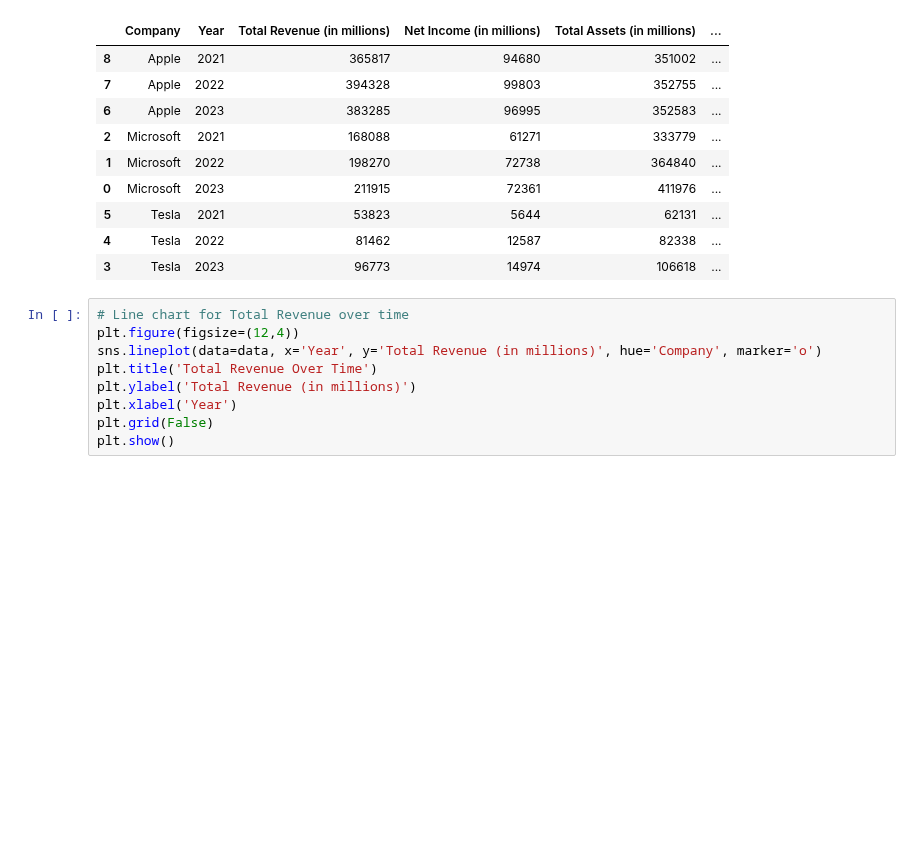
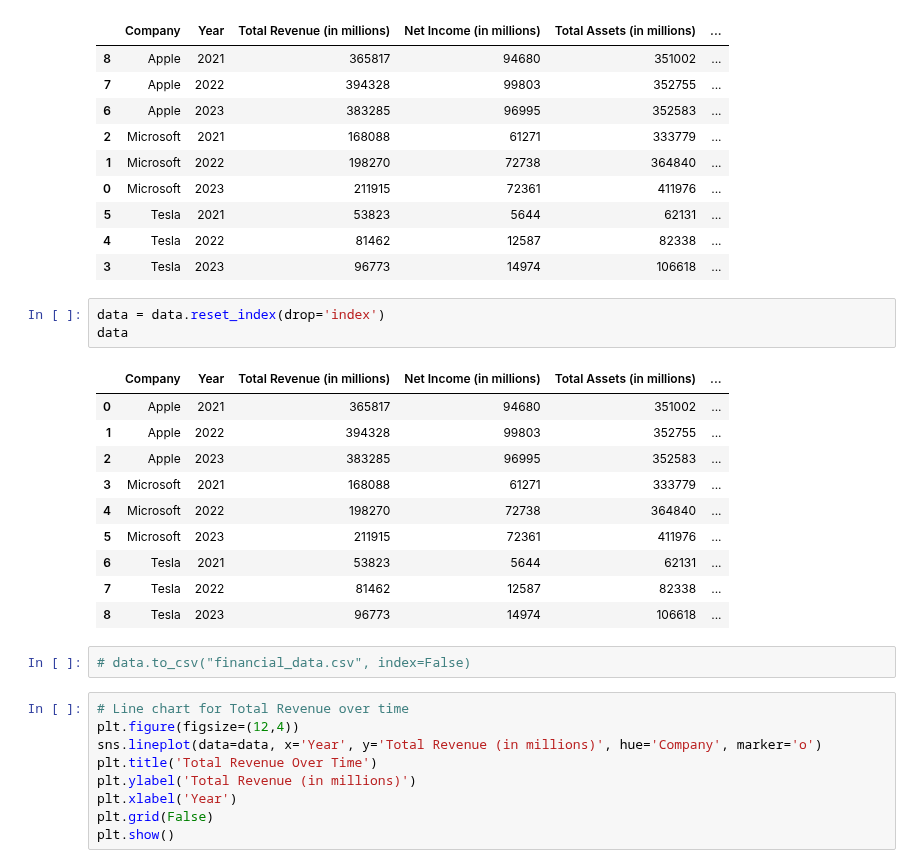
Before and after one commit to Akshay-Paunikar/Forage_Virtual_Internship_Program, a Jupyter notebook: BCG-GenAI/01_Task_1 - Data_extraction_and_initial_analysis/Task_1_Data_Extraction_&_Initial_Analysis_Code.ipynb, the cells around one changed output. Cells and saved outputs as stored; diff of their text form; blank space fills up the shorter version.

```diff
--- a/BCG-GenAI/01_Task_1 - Data_extraction_and_initial_analysis/Task_1_Data_Extraction_&_Initial_Analysis_Code.ipynb
+++ b/BCG-GenAI/01_Task_1 - Data_extraction_and_initial_analysis/Task_1_Data_Extraction_&_Initial_Analysis_Code.ipynb
@@ -160,6 +160,22 @@ data.head(10)
 | 5 | Tesla | 2021 | 53823 | 5644 | 62131 | ... |
 | 4 | Tesla | 2022 | 81462 | 12587 | 82338 | ... |
 | 3 | Tesla | 2023 | 96773 | 14974 | 106618 | ... |
+# %%
+data = data.reset_index(drop='index')
+data
+# %% [output]
+|  | Company | Year | Total Revenue (in millions) | Net Income (in millions) | Total Assets (in millions) | ... |
+| 0 | Apple | 2021 | 365817 | 94680 | 351002 | ... |
+| 1 | Apple | 2022 | 394328 | 99803 | 352755 | ... |
+| 2 | Apple | 2023 | 383285 | 96995 | 352583 | ... |
+| 3 | Microsoft | 2021 | 168088 | 61271 | 333779 | ... |
+| 4 | Microsoft | 2022 | 198270 | 72738 | 364840 | ... |
+| 5 | Microsoft | 2023 | 211915 | 72361 | 411976 | ... |
+| 6 | Tesla | 2021 | 53823 | 5644 | 62131 | ... |
+| 7 | Tesla | 2022 | 81462 | 12587 | 82338 | ... |
+| 8 | Tesla | 2023 | 96773 | 14974 | 106618 | ... |
+# %%
+# data.to_csv("financial_data.csv", index=False)
 # %%
 # Line chart for Total Revenue over time
 plt.figure(figsize=(12,4))
```
Also changed, not shown: 6 other files.
